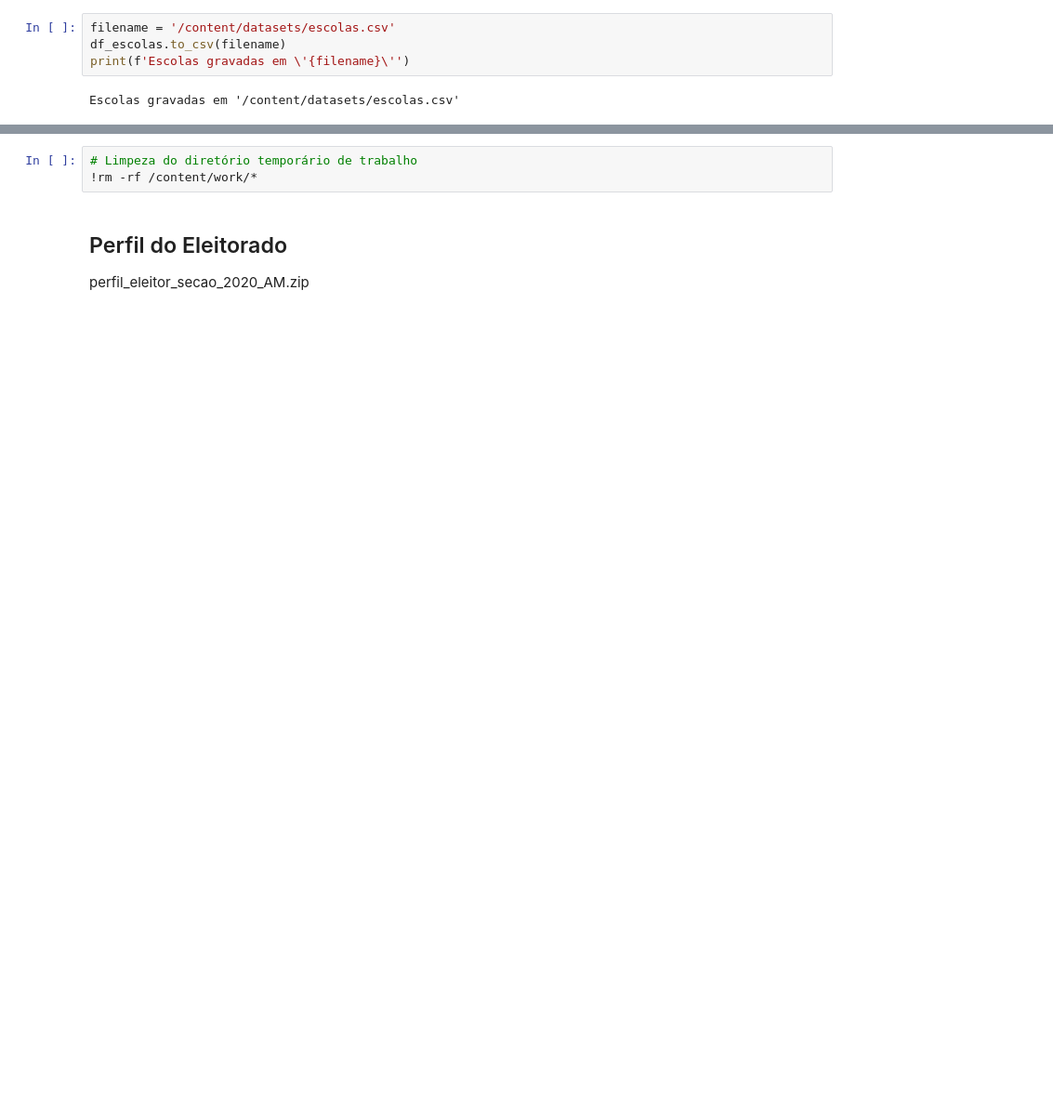
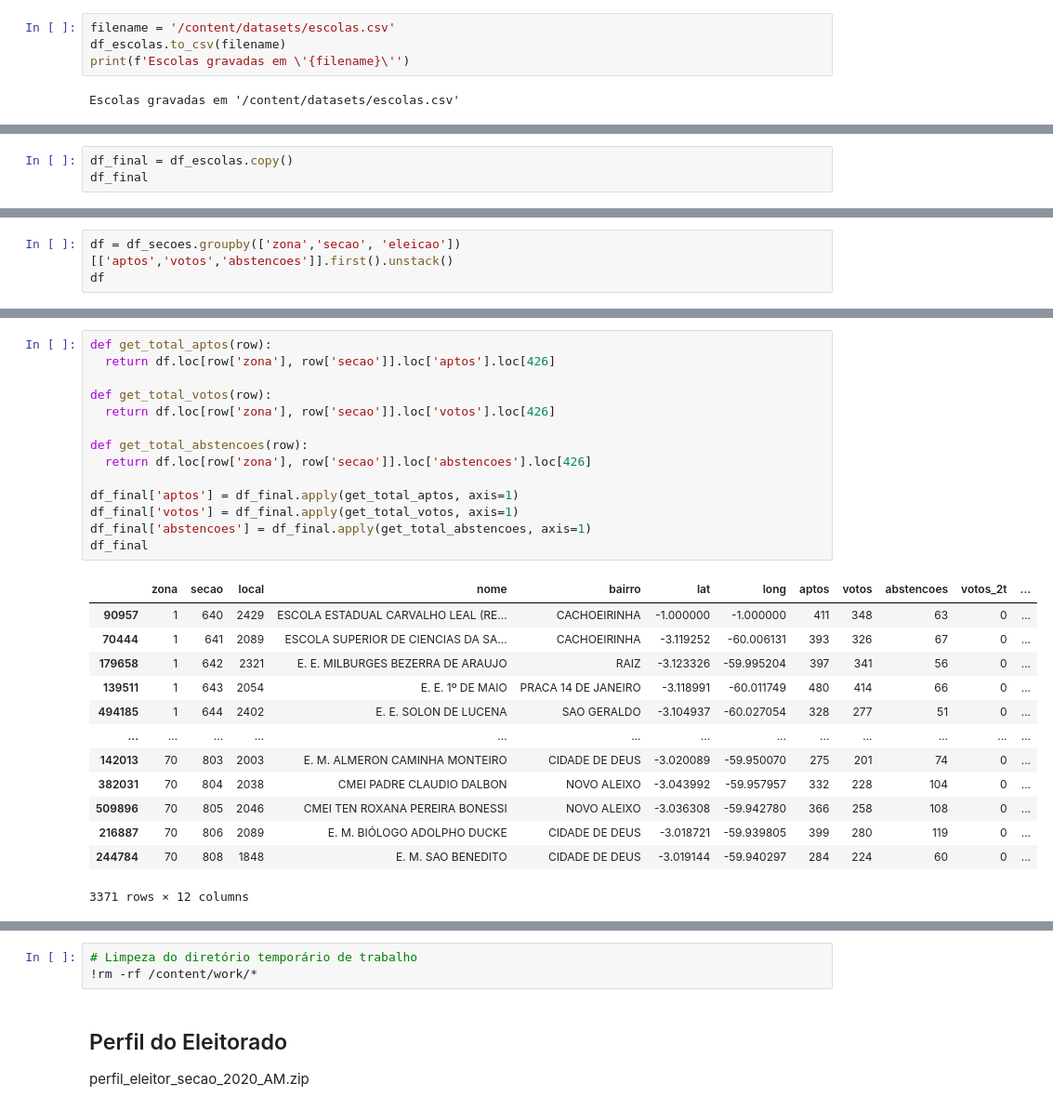
Before and after one commit to bmnds/uea-data-science-04-data-processing, a Jupyter notebook: trabalho-final/Notebook_ETL.ipynb, the cells around one changed output, grey strips where cells are left out. Shown at 93% size. Drawn from its saved outputs; the diff is of its cells as text; blank space fills up the shorter version.

```diff
--- a/trabalho-final/Notebook_ETL.ipynb
+++ b/trabalho-final/Notebook_ETL.ipynb
@@ -527,0 +582,3 @@ Escolas gravadas em '/content/datasets/escolas.csv'
+# %%
+df_final = df_escolas.copy()
+df_final
@@ -527,0 +618,3 @@ Escolas gravadas em '/content/datasets/escolas.csv'
+# %%
+df = df_secoes.groupby(['zona','secao', 'eleicao'])[['aptos','votos','abstencoes']].first().unstack()
+df
@@ -527,0 +637,28 @@ Escolas gravadas em '/content/datasets/escolas.csv'
+# %%
+def get_total_aptos(row):
+  return df.loc[row['zona'], row['secao']].loc['aptos'].loc[426]
+
+def get_total_votos(row):
+  return df.loc[row['zona'], row['secao']].loc['votos'].loc[426]
+
+def get_total_abstencoes(row):
+  return df.loc[row['zona'], row['secao']].loc['abstencoes'].loc[426]
+
+df_final['aptos'] = df_final.apply(get_total_aptos, axis=1)
+df_final['votos'] = df_final.apply(get_total_votos, axis=1)
+df_final['abstencoes'] = df_final.apply(get_total_abstencoes, axis=1)
+df_final
+# %% [output]
+|  | zona | secao | local | nome | bairro | lat | long | aptos | votos | abstencoes | votos_2t | ... |
+| 90957 | 1 | 640 | 2429 | ESCOLA ESTADUAL CARVALHO LEAL (RE... | CACHOEIRINHA | -1.000000 | -1.000000 | 411 | 348 | 63 | 0 | ... |
+| 70444 | 1 | 641 | 2089 | ESCOLA SUPERIOR DE CIENCIAS DA SA... | CACHOEIRINHA | -3.119252 | -60.006131 | 393 | 326 | 67 | 0 | ... |
+| 179658 | 1 | 642 | 2321 | E. E. MILBURGES BEZERRA DE ARAUJO | RAIZ | -3.123326 | -59.995204 | 397 | 341 | 56 | 0 | ... |
+| 139511 | 1 | 643 | 2054 | E. E. 1º DE MAIO | PRACA 14 DE JANEIRO | -3.118991 | -60.011749 | 480 | 414 | 66 | 0 | ... |
+| 494185 | 1 | 644 | 2402 | E. E. SOLON DE LUCENA | SAO GERALDO | -3.104937 | -60.027054 | 328 | 277 | 51 | 0 | ... |
+| ... | ... | ... | ... | ... | ... | ... | ... | ... | ... | ... | ... | ... |
+| 142013 | 70 | 803 | 2003 | E. M. ALMERON CAMINHA MONTEIRO | CIDADE DE DEUS | -3.020089 | -59.950070 | 275 | 201 | 74 | 0 | ... |
+| 382031 | 70 | 804 | 2038 | CMEI PADRE CLAUDIO DALBON | NOVO ALEIXO | -3.043992 | -59.957957 | 332 | 228 | 104 | 0 | ... |
+| 509896 | 70 | 805 | 2046 | CMEI TEN ROXANA PEREIRA BONESSI | NOVO ALEIXO | -3.036308 | -59.942780 | 366 | 258 | 108 | 0 | ... |
+| 216887 | 70 | 806 | 2089 | E. M. BIÓLOGO ADOLPHO DUCKE | CIDADE DE DEUS | -3.018721 | -59.939805 | 399 | 280 | 119 | 0 | ... |
+| 244784 | 70 | 808 | 1848 | E. M. SAO BENEDITO | CIDADE DE DEUS | -3.019144 | -59.940297 | 284 | 224 | 60 | 0 | ... |
+3371 rows × 12 columns
```
Also changed, not shown: parts of 35 cells of this notebook.
